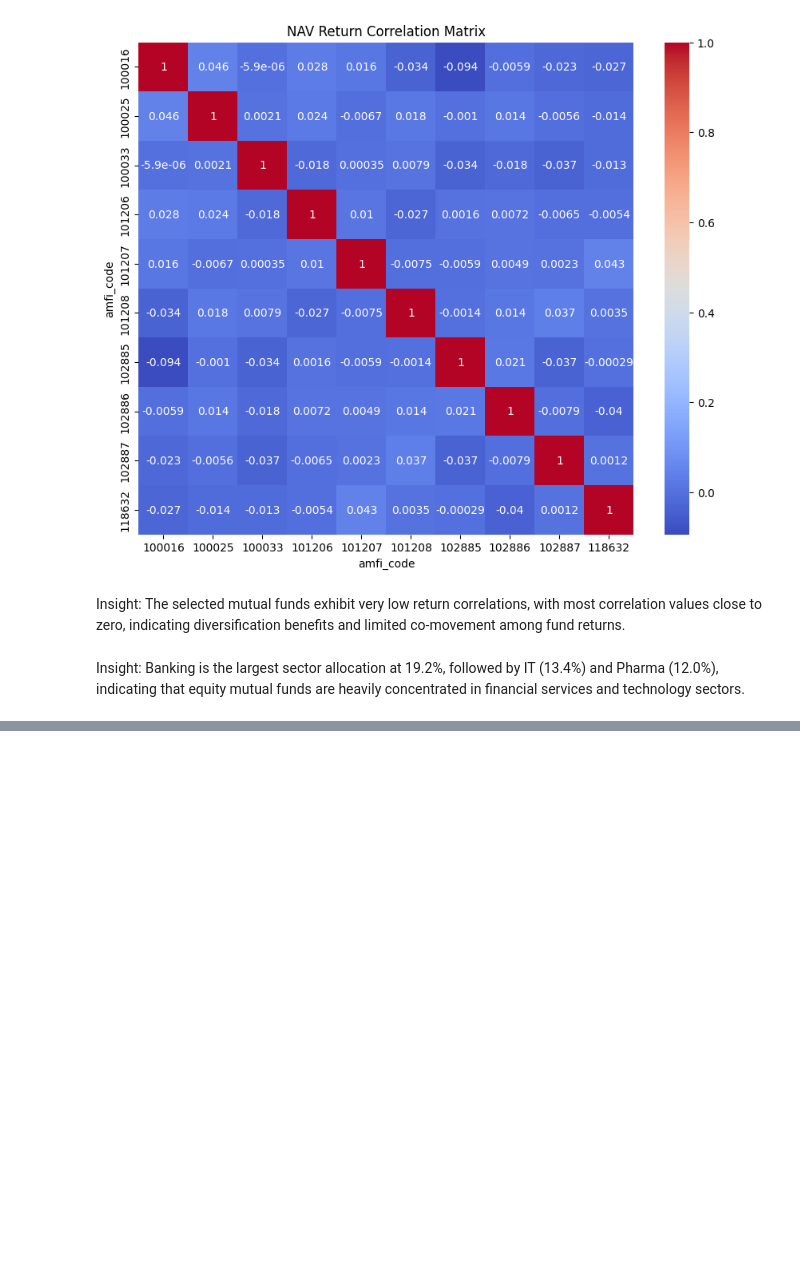
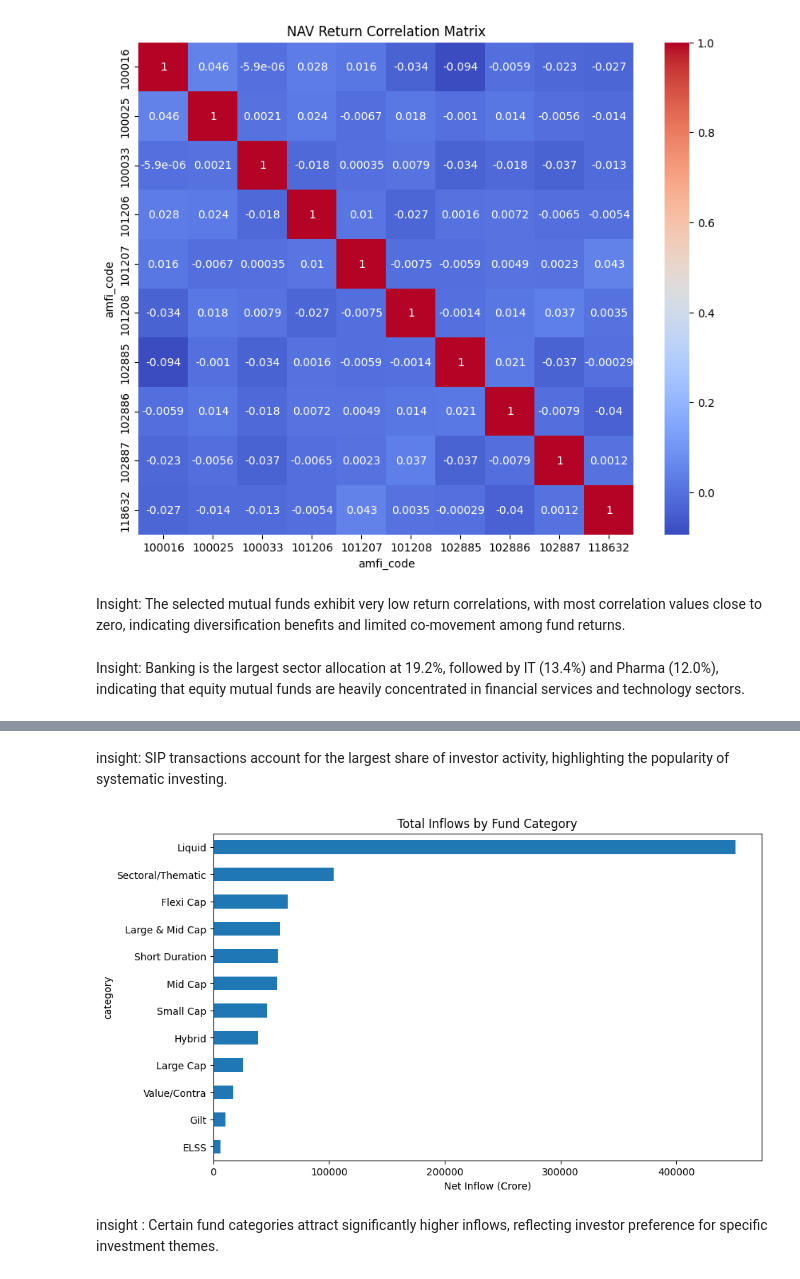
Before and after one commit to LINGUTLARANADEEP/bluestock_mf_capstone, a Jupyter notebook: notebooks/03_eda_analysis.ipynb, the cells around one changed output, grey strips where cells are left out. Saved outputs shown, nothing was run; the diff lists cells and outputs as text; code cells hidden in the pictures; blank space fills up the shorter version.

```diff
--- a/notebooks/03_eda_analysis.ipynb
+++ b/notebooks/03_eda_analysis.ipynb
@@ -293,0 +319,16 @@ Banking is the largest sector allocation at 19.2%, followed by IT (13.4%) and Ph
+# %% [markdown]
+insight:
+SIP transactions account for the largest share of investor activity, highlighting the popularity of systematic investing.
+# %%
+category.groupby("category")["net_inflow_crore"].sum().sort_values().plot.barh(
+    figsize=(10,6)
+)
+
+plt.title("Total Inflows by Fund Category")
+plt.xlabel("Net Inflow (Crore)")
+plt.show()
+# %% [output]
+[figure, added]
+# %% [markdown]
+insight :
+Certain fund categories attract significantly higher inflows, reflecting investor preference for specific investment themes.
```
Also changed, not shown: parts of 3 cells of this notebook.
